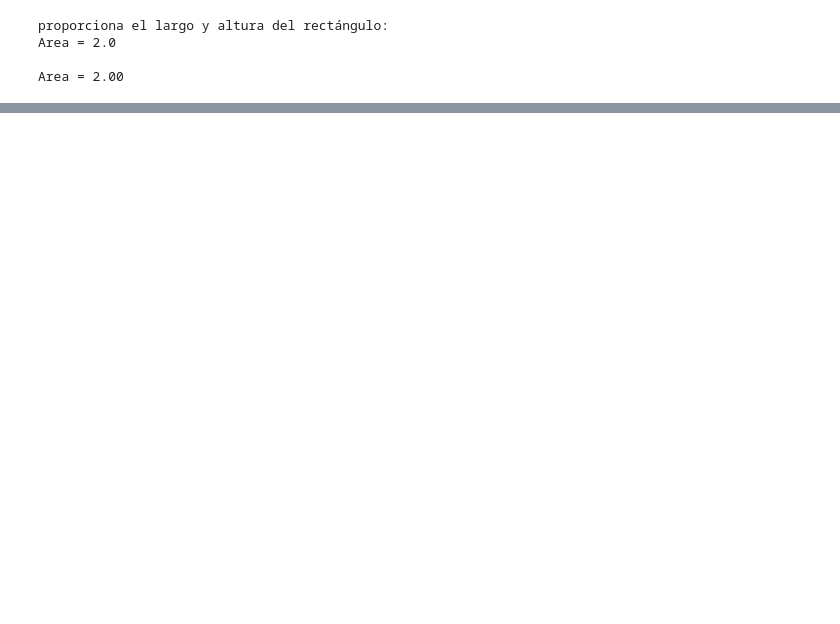
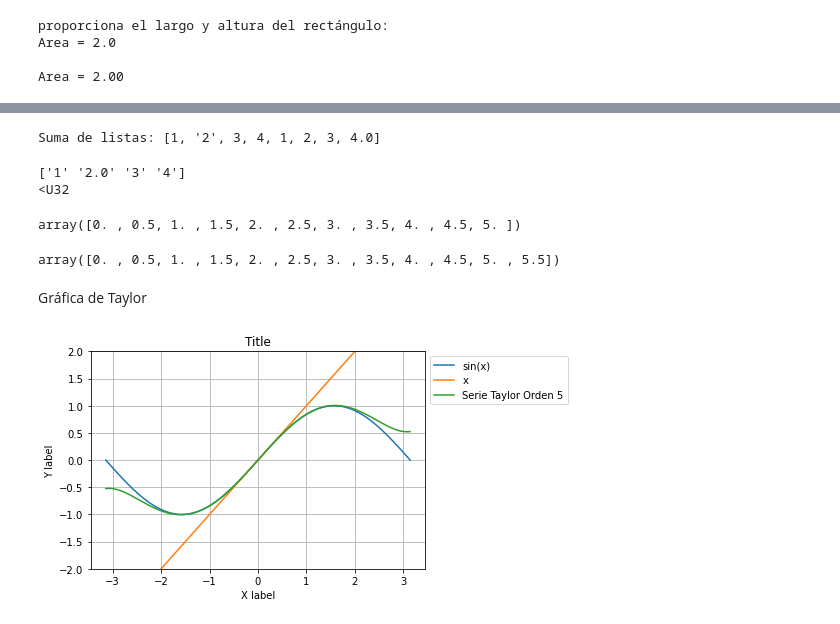
Before and after one commit to Majoramu/Fisica_Computacional1, a Jupyter notebook: Actv2_FC.ipynb, the cells around one changed output, grey strips where cells are left out. Saved outputs shown, nothing was run; the diff lists cells and outputs as text; code cells hidden in the pictures; blank space fills up the shorter version.

```diff
--- a/Actv2_FC.ipynb
+++ b/Actv2_FC.ipynb
@@ -65,0 +360,17 @@ $A = \pi*r^{2} $
+# %%
+lista1=[1,'2',3,4]
+lista2=[1,2,3,4.0]
+print(f"Suma de listas: {lista1+lista2}")
+# %% [output]
+Suma de listas: [1, '2', 3, 4, 1, 2, 3, 4.0]
+# %%
+import numpy as np
+#arreglo de una dimensión.
+
+my_array = np.array([1,2.0,'3',4])
+
+print(my_array)
+print(my_array.dtype)
+# %% [output]
+['1' '2.0' '3' '4']
+<U32
@@ -65,0 +383,49 @@ $A = \pi*r^{2} $
+# %%
+np.linspace(0,5,11)
+# %% [output]
+array([0. , 0.5, 1. , 1.5, 2. , 2.5, 3. , 3.5, 4. , 4.5, 5. ])
+# %%
+np.arange(0,6,0.5)
+# %% [output]
+array([0. , 0.5, 1. , 1.5, 2. , 2.5, 3. , 3.5, 4. , 4.5, 5. , 5.5])
+# %% [markdown]
+Gráfica de Taylor
+# %%
+# Cargar la subbiblioteca pytlot de Matplotlib
+import numpy as np
+import matplotlib.pyplot as plt
+
+# Gráfica de funciones
+# Definición de variables y funciones
+x = np.linspace(-np.pi,np.pi,100)  # arrego de 100 puntos entre -pi y pi
+y = np.sin(x)      # y será también un arreglo de 100 puntos automáticamente
+y1 = x
+y3 = x**3/(3*2)
+y5 = x**5/(5*4*3*2)
+sT = y1 - y3 + y5 # Serie de Taylor de sin(x) a 5o. Orden.
+# %%
+
+# Creación de la gráficas
+plt.subplot(111)
+plt.xlabel("X label")
+plt.ylabel("Y label")
+plt.title("Title")
+
+# Graficar varias funciones
+plt.plot(x,y, label="sin(x)")
+plt.plot(x,y1, label='x')
+plt.plot(x,sT, label='Serie Taylor Orden 5')
+
+# Agregar una malla
+plt.grid(True)
+
+# Fijar los límites en el eje Y.
+plt.ylim(-2, 2)
+
+# Ubicación de las etiquetas de las funciones
+plt.legend(bbox_to_anchor=(1,1), loc="upper left")
+plt.show()
+
+#plt.savefig('plot.png')  # Si se desea guardar en un archivo la imagen de la gráfica
+# %% [output]
+[figure, added]
```
Also changed, not shown: parts of 22 cells of this notebook.
